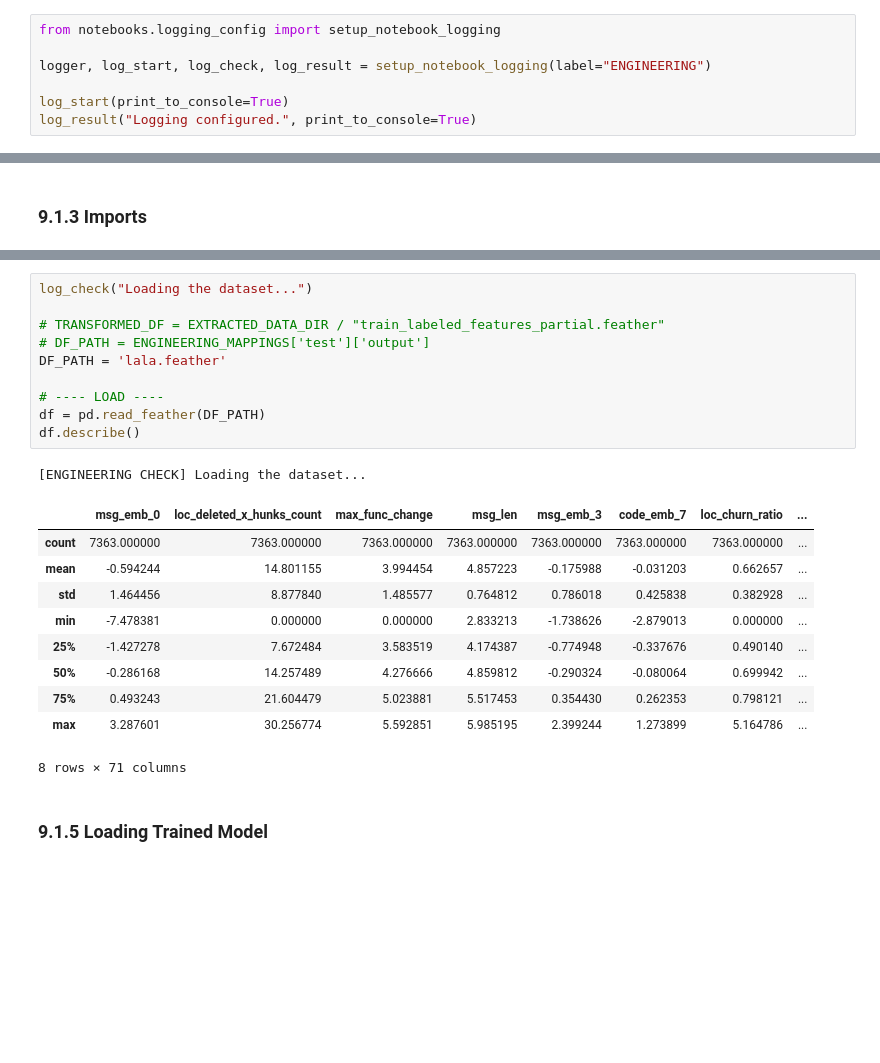
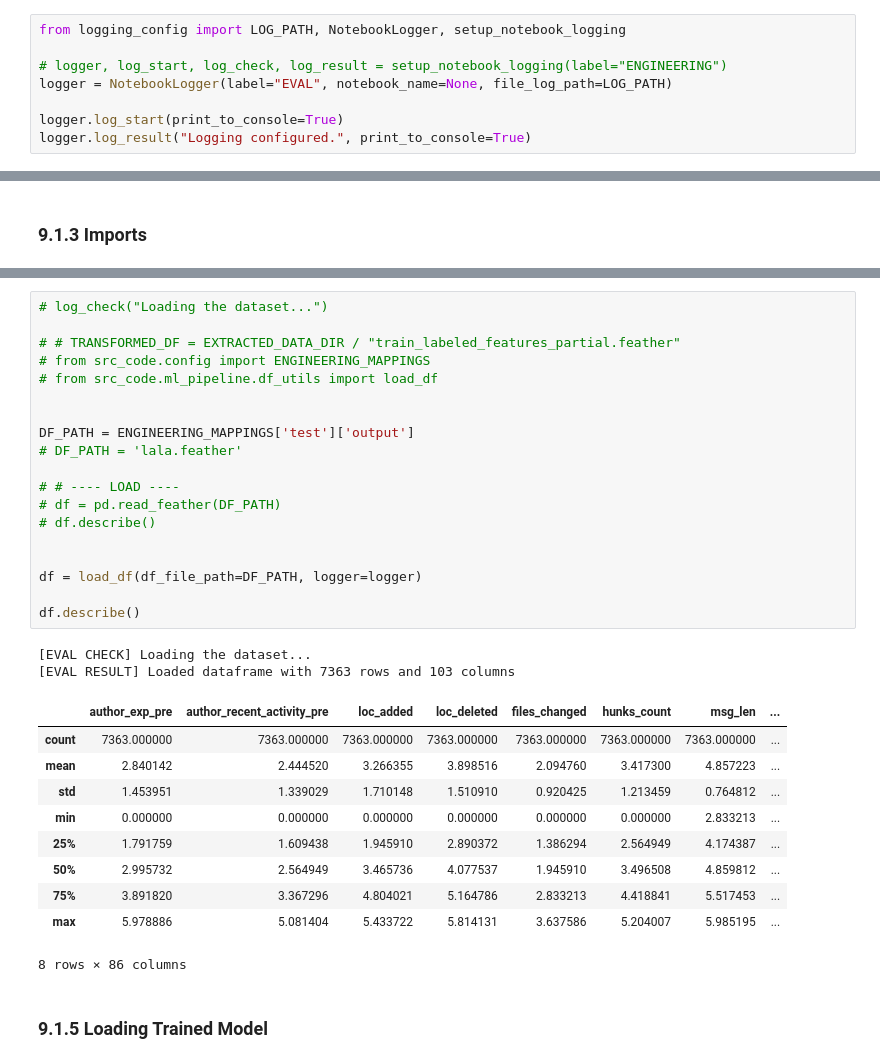
Before and after one commit to FilipMojto/DP_Thesis, a Jupyter notebook: notebooks/09-final-eval-and-deploy-prep_LOCAL_1503.ipynb, the cells around one changed output, grey strips where cells are left out. Drawn from its saved outputs; the diff is of its cells as text; blank space fills up the shorter version.

```diff
--- a/notebooks/09-final-eval-and-deploy-prep_LOCAL_1503.ipynb
+++ b/notebooks/09-final-eval-and-deploy-prep_LOCAL_1503.ipynb
@@ -16,8 +7,9 @@ from src_code.config import *
 # %%
-from notebooks.logging_config import setup_notebook_logging
+from logging_config import LOG_PATH, NotebookLogger, setup_notebook_logging
 
-logger, log_start, log_check, log_result = setup_notebook_logging(label="ENGINEERING")
+# logger, log_start, log_check, log_result = setup_notebook_logging(label="ENGINEERING")
+logger = NotebookLogger(label="EVAL", notebook_name=None, file_log_path=LOG_PATH)
 
-log_start(print_to_console=True)
-log_result("Logging configured.", print_to_console=True)
+logger.log_start(print_to_console=True)
+logger.log_result("Logging configured.", print_to_console=True)
 # %% [output]
@@ -35,24 +63,34 @@ import joblib
 # %%
-log_check("Loading the dataset...")
+# log_check("Loading the dataset...")
 
-# TRANSFORMED_DF = EXTRACTED_DATA_DIR / "train_labeled_features_partial.feather"
-# DF_PATH = ENGINEERING_MAPPINGS['test']['output']
-DF_PATH = 'lala.feather'
+# # TRANSFORMED_DF = EXTRACTED_DATA_DIR / "train_labeled_features_partial.feather"
+# from src_code.config import ENGINEERING_MAPPINGS
+# from src_code.ml_pipeline.df_utils import load_df
 
-# ---- LOAD ----
-df = pd.read_feather(DF_PATH)
+
+DF_PATH = ENGINEERING_MAPPINGS['test']['output']
+# DF_PATH = 'lala.feather'
+
+# # ---- LOAD ----
+# df = pd.read_feather(DF_PATH)
+# df.describe()
+
+
+df = load_df(df_file_path=DF_PATH, logger=logger)
+
 df.describe()
 # %% [output]
-[ENGINEERING CHECK] Loading the dataset...
+[EVAL CHECK] Loading the dataset...
+[EVAL RESULT] Loaded dataframe with 7363 rows and 103 columns
-|  | msg_emb_0 | loc_deleted_x_hunks_count | max_func_change | msg_len | msg_emb_3 | code_emb_7 | loc_churn_ratio | ... |
+|  | author_exp_pre | author_recent_activity_pre | loc_added | loc_deleted | files_changed | hunks_count | msg_len | ... |
 | count | 7363.000000 | 7363.000000 | 7363.000000 | 7363.000000 | 7363.000000 | 7363.000000 | 7363.000000 | ... |
-| mean | -0.594244 | 14.801155 | 3.994454 | 4.857223 | -0.175988 | -0.031203 | 0.662657 | ... |
-| std | 1.464456 | 8.877840 | 1.485577 | 0.764812 | 0.786018 | 0.425838 | 0.382928 | ... |
-| min | -7.478381 | 0.000000 | 0.000000 | 2.833213 | -1.738626 | -2.879013 | 0.000000 | ... |
-| 25% | -1.427278 | 7.672484 | 3.583519 | 4.174387 | -0.774948 | -0.337676 | 0.490140 | ... |
-| 50% | -0.286168 | 14.257489 | 4.276666 | 4.859812 | -0.290324 | -0.080064 | 0.699942 | ... |
-| 75% | 0.493243 | 21.604479 | 5.023881 | 5.517453 | 0.354430 | 0.262353 | 0.798121 | ... |
-| max | 3.287601 | 30.256774 | 5.592851 | 5.985195 | 2.399244 | 1.273899 | 5.164786 | ... |
+| mean | 2.840142 | 2.444520 | 3.266355 | 3.898516 | 2.094760 | 3.417300 | 4.857223 | ... |
+| std | 1.453951 | 1.339029 | 1.710148 | 1.510910 | 0.920425 | 1.213459 | 0.764812 | ... |
+| min | 0.000000 | 0.000000 | 0.000000 | 0.000000 | 0.000000 | 0.000000 | 2.833213 | ... |
+| 25% | 1.791759 | 1.609438 | 1.945910 | 2.890372 | 1.386294 | 2.564949 | 4.174387 | ... |
+| 50% | 2.995732 | 2.564949 | 3.465736 | 4.077537 | 1.945910 | 3.496508 | 4.859812 | ... |
+| 75% | 3.891820 | 3.367296 | 4.804021 | 5.164786 | 2.833213 | 4.418841 | 5.517453 | ... |
+| max | 5.978886 | 5.081404 | 5.433722 | 5.814131 | 3.637586 | 5.204007 | 5.985195 | ... |
-8 rows × 71 columns
+8 rows × 86 columns
 # %% [markdown]
 ### 9.1.5 Loading Trained Model
```
Also changed, not shown: parts of 33 cells of this notebook, 8 other files.
